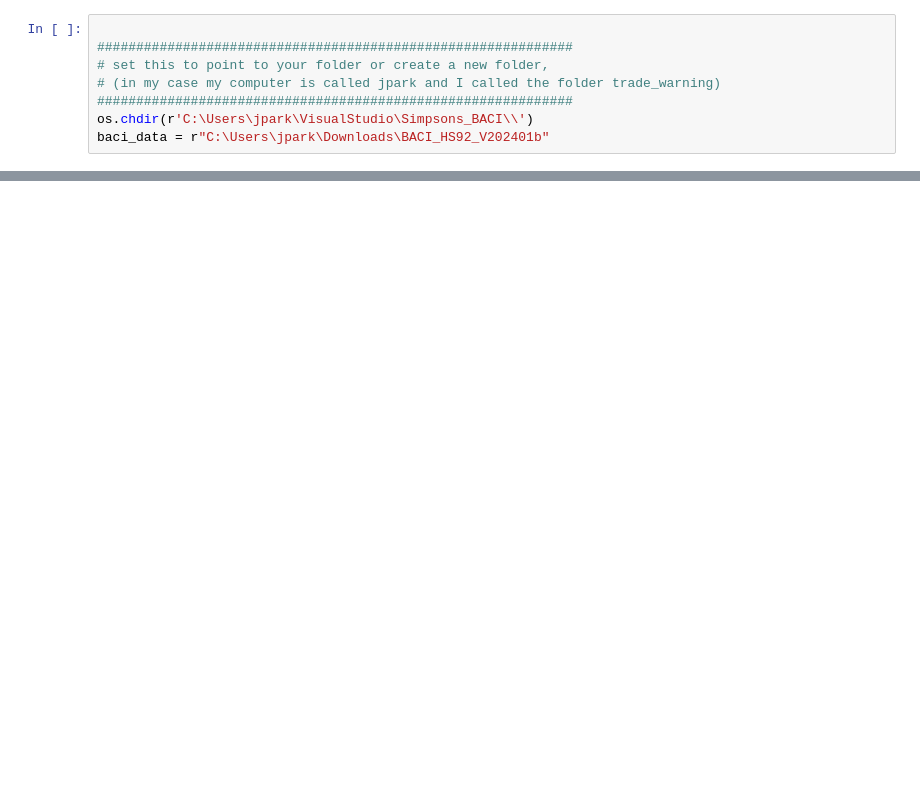
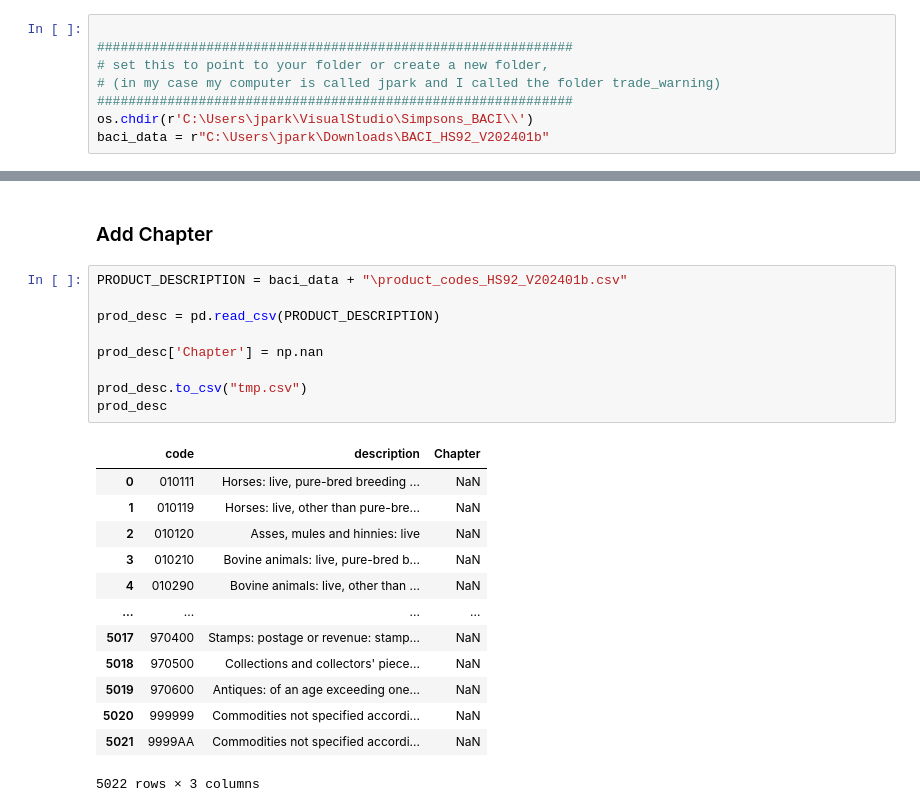
Before and after one commit to powell001/Simpsons_BACI, a Jupyter notebook: baci_preparation/baci_readin.ipynb, the cells around one changed output, grey strips where cells are left out. Saved outputs shown, nothing was run; the diff lists cells and outputs as text; blank space fills up the shorter version.

Commit message:
Added Chapter list of products

```diff
--- a/baci_preparation/baci_readin.ipynb
+++ b/baci_preparation/baci_readin.ipynb
@@ -298,0 +307,25 @@ Index([1995, 1996, 1997, 1998, 1999, 2000, 2001, 2002, 2003, 2004, 2005, 2006, 2
+# %% [markdown]
+### Add Chapter
+# %%
+PRODUCT_DESCRIPTION = baci_data + "\product_codes_HS92_V202401b.csv"
+
+prod_desc = pd.read_csv(PRODUCT_DESCRIPTION)
+
+prod_desc['Chapter'] = np.nan
+
+prod_desc.to_csv("tmp.csv")
+prod_desc
+# %% [output]
+|  | code | description | Chapter |
+| 0 | 010111 | Horses: live, pure-bred breeding ... | NaN |
+| 1 | 010119 | Horses: live, other than pure-bre... | NaN |
+| 2 | 010120 | Asses, mules and hinnies: live | NaN |
+| 3 | 010210 | Bovine animals: live, pure-bred b... | NaN |
+| 4 | 010290 | Bovine animals: live, other than ... | NaN |
+| ... | ... | ... | ... |
+| 5017 | 970400 | Stamps: postage or revenue: stamp... | NaN |
+| 5018 | 970500 | Collections and collectors' piece... | NaN |
+| 5019 | 970600 | Antiques: of an age exceeding one... | NaN |
+| 5020 | 999999 | Commodities not specified accordi... | NaN |
+| 5021 | 9999AA | Commodities not specified accordi... | NaN |
+5022 rows × 3 columns
```
Also changed, not shown: parts of 14 cells of this notebook.
